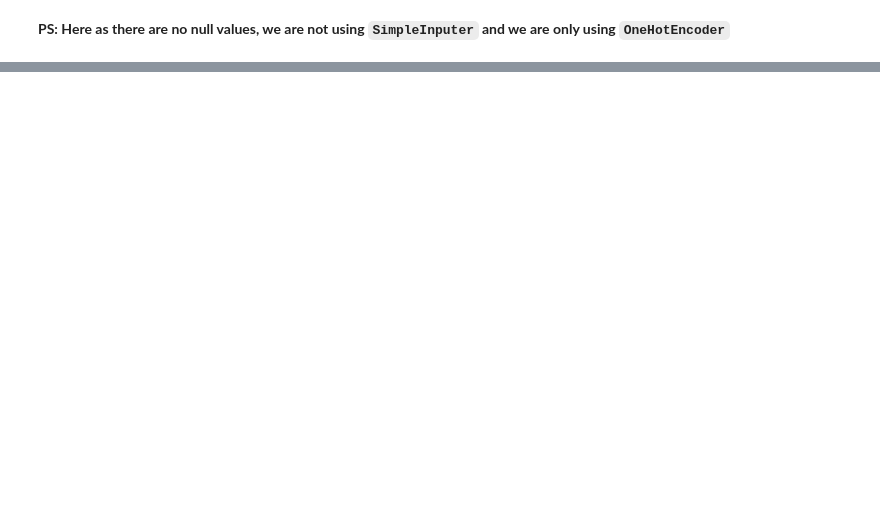
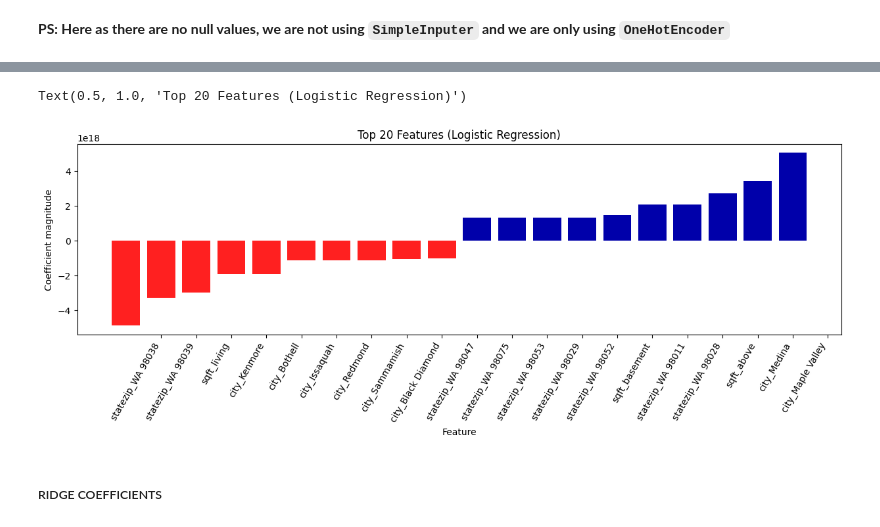
Before and after one commit to harshalk612/ML-Assigment, a Jupyter notebook: Advanced HW/hw2/hw2.ipynb, the cells around one changed output, grey strips where cells are left out. Cells and saved outputs as stored; diff of their text form; code cells hidden in the pictures; blank space fills up the shorter version.

```diff
--- a/Advanced HW/hw2/hw2.ipynb
+++ b/Advanced HW/hw2/hw2.ipynb
@@ -1322,0 +1649,4 @@ array(['statezip_WA 98004', 'statezip_WA 98023', 'statezip_WA 98040',
+# %%
+pipe_lr = make_pipeline(ct2_num_cat, lr)
+# %%
+pipe_lr.fit(X_train, y_train)
@@ -1322,0 +1672,3 @@ array(['statezip_WA 98004', 'statezip_WA 98023', 'statezip_WA 98040',
+# %%
+coeffs_lr = pipe_lr.named_steps['linearregression'].coef_
+coeffs_lr
@@ -1322,0 +1693,2 @@ array(['statezip_WA 98004', 'statezip_WA 98023', 'statezip_WA 98040',
+# %%
+features = list(ct2_num_cat.named_transformers_['onehotencoder-1'].get_feature_names_out().tolist() + ct2_num_cat.named_transformers_['onehotencoder-2'].get_feature_names_out().tolist() + ct2_num_cat.named_transformers_['standardscaler'].get_feature_names_out().tolist())
@@ -1322,0 +1715,9 @@ array(['statezip_WA 98004', 'statezip_WA 98023', 'statezip_WA 98040',
+# %%
+# Visualizing the Top 20 Features and Coeffs of Logistic Regression
+mglearn.tools.visualize_coefficients(coeffs_lr, features, n_top_features=10)
+plt.title('Top 20 Features (Logistic Regression)')
+# %% [output]
+Text(0.5, 1.0, 'Top 20 Features (Logistic Regression)')
+[figure, added]
+# %% [markdown]
+##### RIDGE COEFFICIENTS
```
Also changed, not shown: parts of 80 cells of this notebook.
